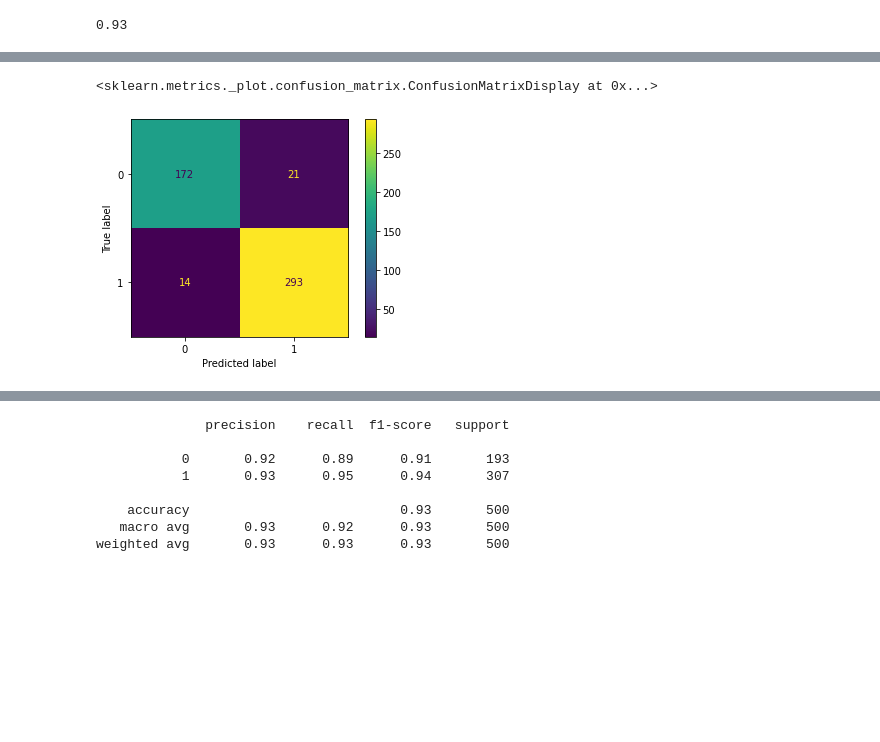
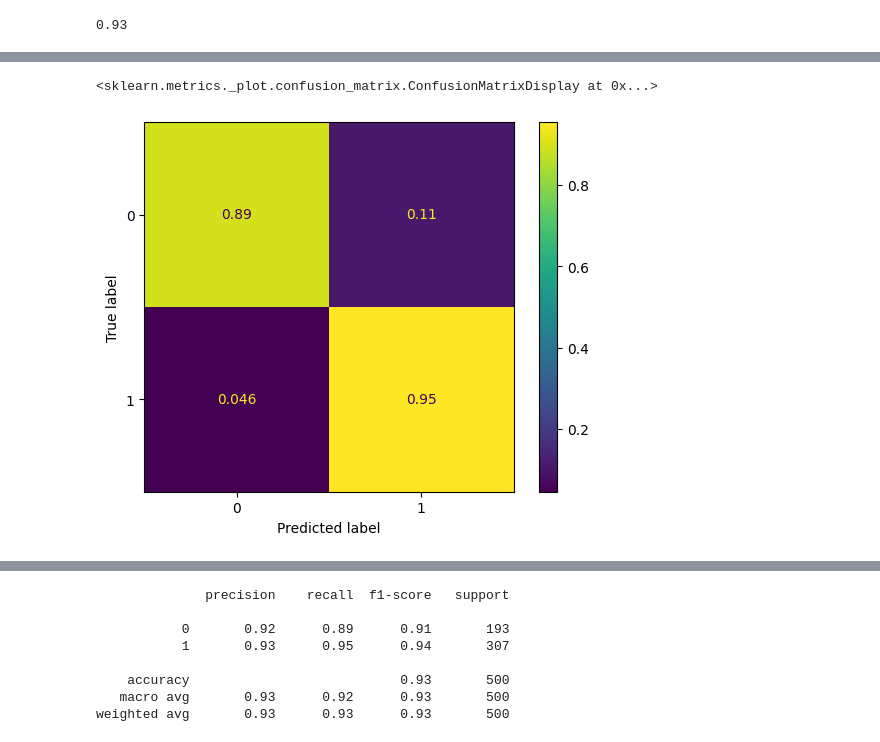
Before and after one commit to Briankipkemboi78/datascience, a Jupyter notebook: Reference/11-Logistic-Regression-Models/00-Logistic-Regression.ipynb, the cells around one changed output, grey strips where cells are left out. Cells and saved outputs as stored; diff of their text form; code cells hidden in the pictures; blank space fills up the shorter version.

Commit message:
Adding confusion matrix

```diff
--- a/Reference/11-Logistic-Regression-Models/00-Logistic-Regression.ipynb
+++ b/Reference/11-Logistic-Regression-Models/00-Logistic-Regression.ipynb
@@ -215,6 +215,11 @@ array([[172,  21],
 # %%
-plot_confusion_matrix(log_model,scaled_X_test,y_test)
+ConfusionMatrixDisplay.from_estimator(
+    log_model,
+    scaled_X_test,
+    y_test,
+    normalize='true'
+)
 # %% [output]
 <sklearn.metrics._plot.confusion_matrix.ConfusionMatrixDisplay at 0x...>
-[figure, old version]
+[figure, new version]
 # %%
```
Also changed, not shown: parts of 4 cells of this notebook.
